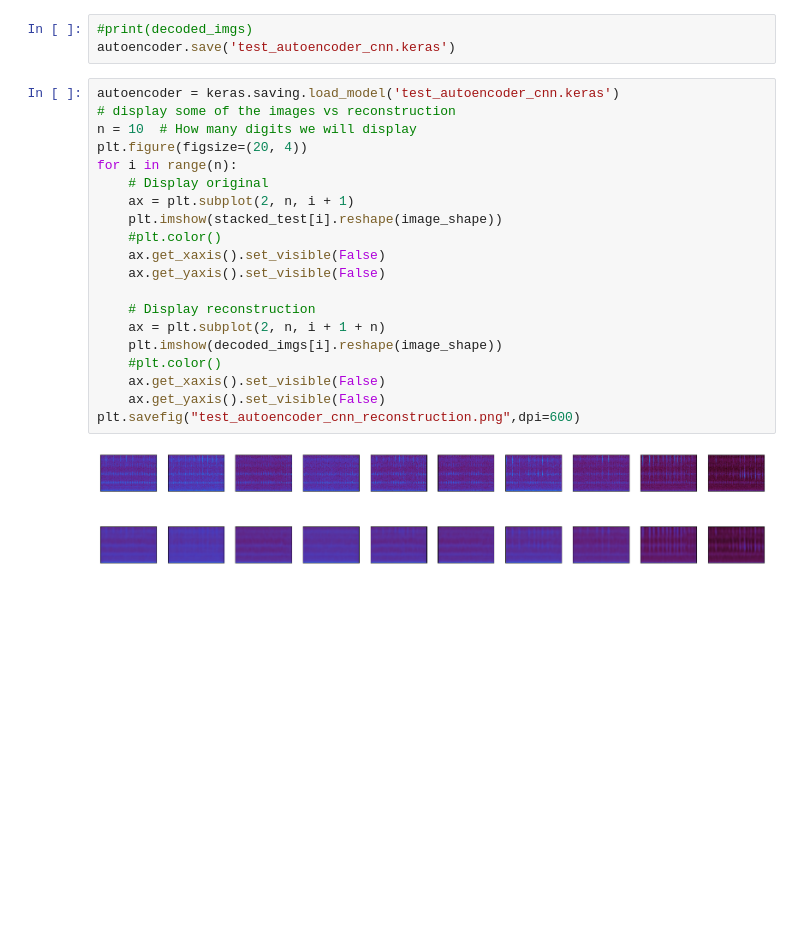
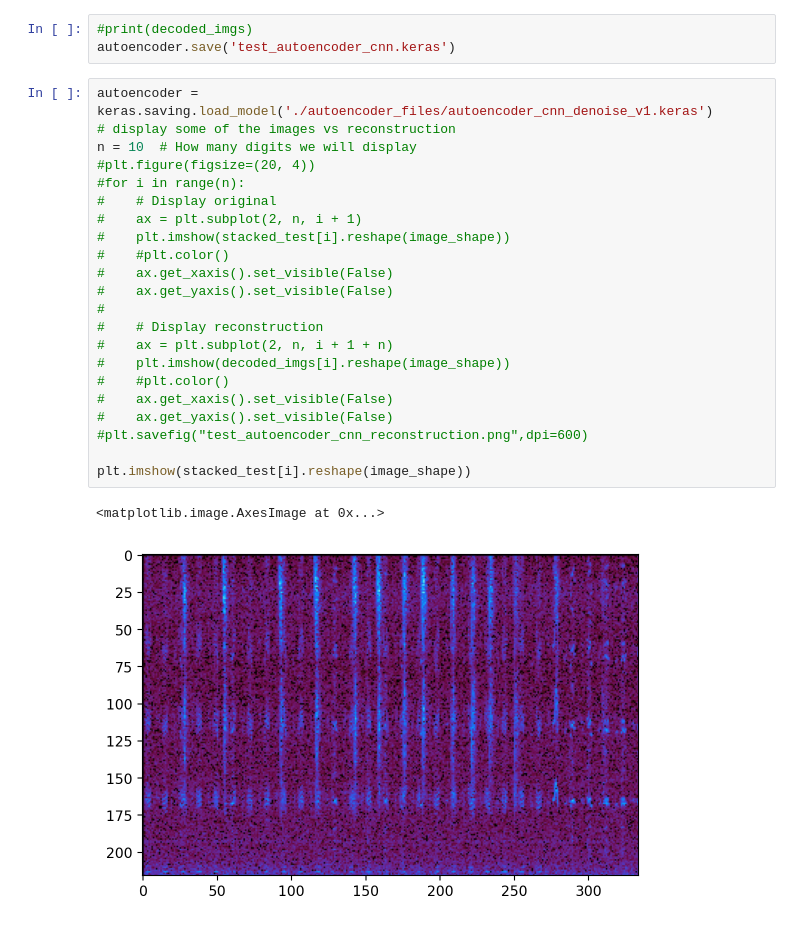
Before and after one commit to amarcelq/ml_project, a Jupyter notebook: test_autoencoder.ipynb, the cells around one changed output. Drawn from its saved outputs; the diff is of its cells as text; blank space fills up the shorter version.

Commit message:
autoencode ig, und nen model #

```diff
--- a/test_autoencoder.ipynb
+++ b/test_autoencoder.ipynb
@@ -124,24 +124,27 @@ KeyboardInterrupt:
 #print(decoded_imgs)
 autoencoder.save('test_autoencoder_cnn.keras')
 # %%
-autoencoder = keras.saving.load_model('test_autoencoder_cnn.keras')
+autoencoder = keras.saving.load_model('./autoencoder_files/autoencoder_cnn_denoise_v1.keras')
 # display some of the images vs reconstruction
 n = 10  # How many digits we will display
-plt.figure(figsize=(20, 4))
-for i in range(n):
-    # Display original
-    ax = plt.subplot(2, n, i + 1)
-    plt.imshow(stacked_test[i].reshape(image_shape))
-    #plt.color()
-    ax.get_xaxis().set_visible(False)
-    ax.get_yaxis().set_visible(False)
+#plt.figure(figsize=(20, 4))
+#for i in range(n):
+#    # Display original
+#    ax = plt.subplot(2, n, i + 1)
+#    plt.imshow(stacked_test[i].reshape(image_shape))
+#    #plt.color()
+#    ax.get_xaxis().set_visible(False)
+#    ax.get_yaxis().set_visible(False)
+#
+#    # Display reconstruction
+#    ax = plt.subplot(2, n, i + 1 + n)
+#    plt.imshow(decoded_imgs[i].reshape(image_shape))
+#    #plt.color()
+#    ax.get_xaxis().set_visible(False)
+#    ax.get_yaxis().set_visible(False)
+#plt.savefig("test_autoencoder_cnn_reconstruction.png",dpi=600)
 
-    # Display reconstruction
-    ax = plt.subplot(2, n, i + 1 + n)
-    plt.imshow(decoded_imgs[i].reshape(image_shape))
-    #plt.color()
-    ax.get_xaxis().set_visible(False)
-    ax.get_yaxis().set_visible(False)
-plt.savefig("test_autoencoder_cnn_reconstruction.png",dpi=600)
+plt.imshow(stacked_test[i].reshape(image_shape))
 # %% [output]
+<matplotlib.image.AxesImage at 0x...>
-[figure, old version]
+[figure, new version]
```
Also changed, not shown: 4 other files.
